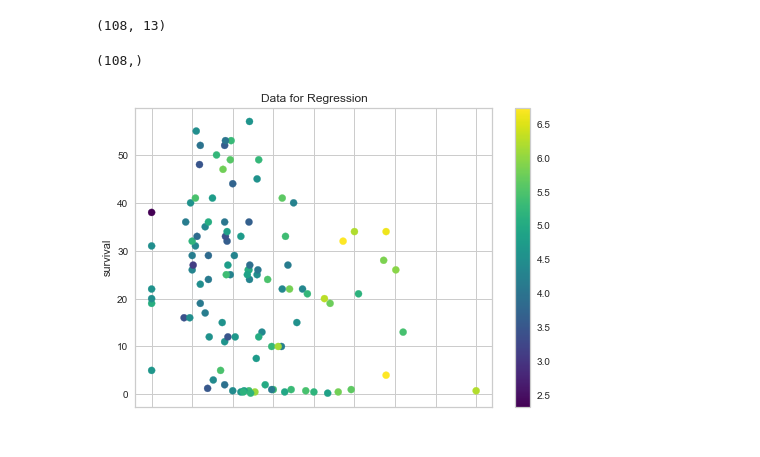
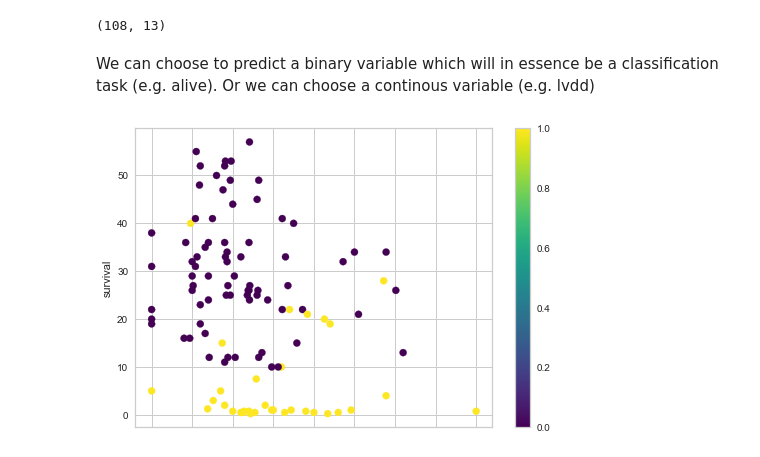
Before and after one commit to SylarXVI/Tutorials, a Jupyter notebook: Regression.ipynb, the cells around one changed output. Drawn from its saved outputs; the diff is of its cells as text; code cells hidden in the pictures.

```diff
--- a/Regression.ipynb
+++ b/Regression.ipynb
@@ -211,12 +239,12 @@ heart=heart.dropna(subset=heart.columns[0:7], how='any')
 heart.shape
 # %% [output]
 (108, 13)
-# %%
-alive = heart.ix[:, 6]
-alive.shape
-# %% [output]
-(108,)
+# %% [markdown]
+We can choose to predict a binary variable which will in essence be a classification task (e.g. alive). Or we can choose a continous variable (e.g. lvdd)
+# %%
+alive = heart.iloc[:, 1]
+lvdd = heart.iloc[:, 6]
 # %%
-heart.plot.scatter(x='epss', y='survival', c=alive, colormap='viridis', s=50, title='Data for Regression');
+heart.plot.scatter(x='epss', y='survival', c=alive, colormap='viridis', s=50);
 # %% [output]
-[figure, old version]
+[figure, new version]
```
Also changed, not shown: parts of 50 cells of this notebook.
